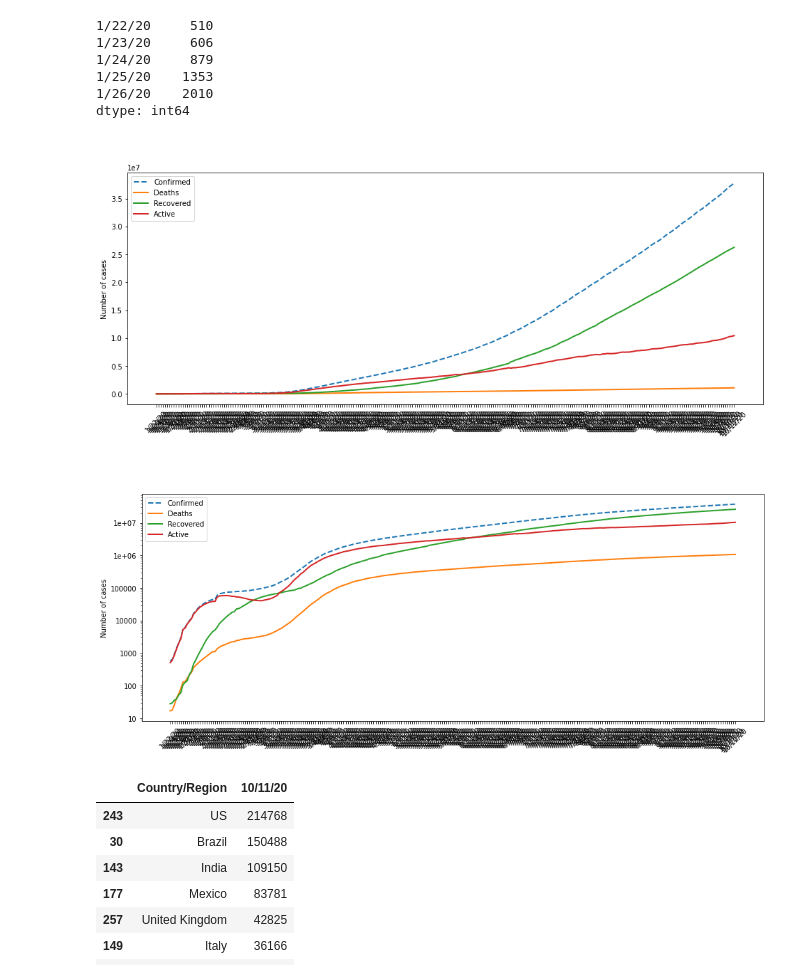
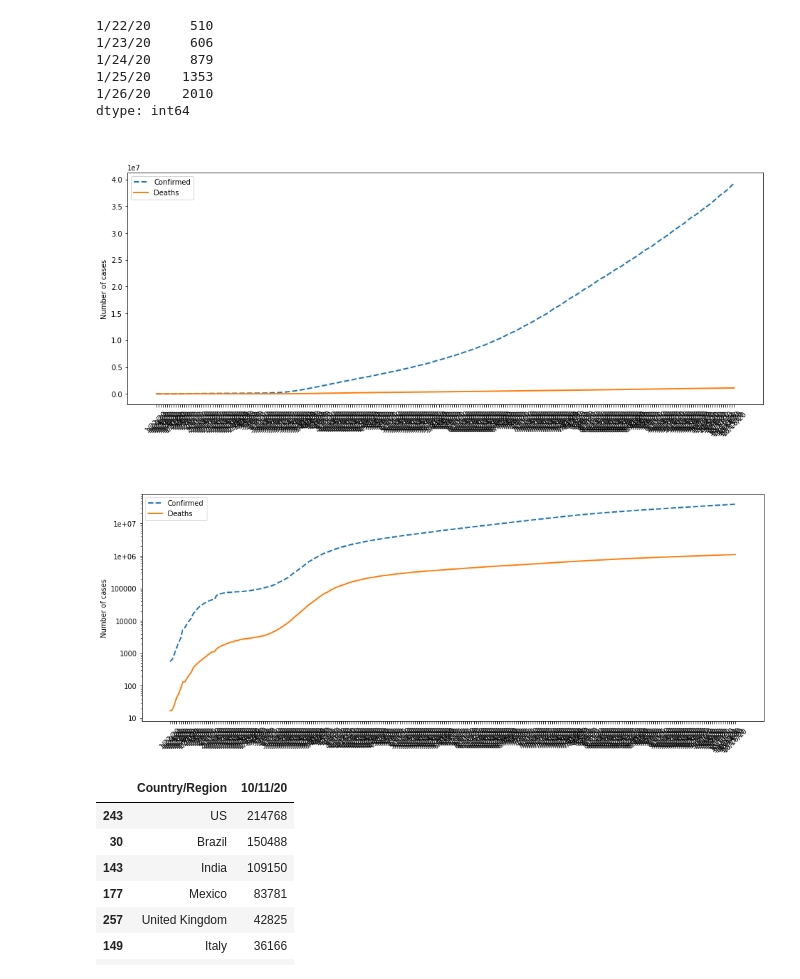
Before and after one commit to fjmutsters/covid19, a Jupyter notebook: Code/covidanalysis.ipynb, the cells around one changed output. Saved outputs shown, nothing was run; the diff lists cells and outputs as text; code cells hidden in the pictures.

```diff
--- a/Code/covidanalysis.ipynb
+++ b/Code/covidanalysis.ipynb
@@ -243,8 +243,8 @@ fig, ax = plt.subplots(figsize=(16, 6))
 
 sns.lineplot(x=covid_worldwide_confirmed.index, y=covid_worldwide_confirmed, sort=False, linewidth=2)
 sns.lineplot(x=covid_worldwide_deaths.index, y=covid_worldwide_deaths, sort=False, linewidth=2)
-sns.lineplot(x=covid_worldwide_recovered.index, y=covid_worldwide_recovered, sort=False, linewidth=2)
-sns.lineplot(x=covid_worldwide_active.index, y=covid_worldwide_active, sort=False, linewidth=2)
+#sns.lineplot(x=covid_worldwide_recovered.index, y=covid_worldwide_recovered, sort=False, linewidth=2)
+#sns.lineplot(x=covid_worldwide_active.index, y=covid_worldwide_active, sort=False, linewidth=2)
 
 ax.lines[0].set_linestyle("--")
 
@@ -257,30 +257,30 @@ ax.legend(['Confirmed', 'Deaths', 'Recovered', 'Active'])
 
 plt.show()
 # %% [output]
-[figure, old version]
+[figure, new version]
 # %%
 fig, ax = plt.subplots(figsize=(16, 6))
 ax.set(yscale="log")
 ax.yaxis.set_major_formatter(ticker.FuncFormatter(lambda y, _: '{:g}'.format(y)))
 
 sns.lineplot(x=covid_worldwide_confirmed.index, y=covid_worldwide_confirmed, sort=False, linewidth=2)
 sns.lineplot(x=covid_worldwide_deaths.index, y=covid_worldwide_deaths, sort=False, linewidth=2)
-sns.lineplot(x=covid_worldwide_recovered.index, y=covid_worldwide_recovered, sort=False, linewidth=2)
-sns.lineplot(x=covid_worldwide_active.index, y=covid_worldwide_active, sort=False, linewidth=2)
+#sns.lineplot(x=covid_worldwide_recovered.index, y=covid_worldwide_recovered, sort=False, linewidth=2)
+#sns.lineplot(x=covid_worldwide_active.index, y=covid_worldwide_active, sort=False, linewidth=2)
 
 ax.lines[0].set_linestyle("--")
 
 plt.suptitle("COVID-19 worldwide cases over the time", fontsize=16, fontweight='bold', color='white')
 plt.title("(logarithmic scale)", color='white')
 
 plt.xticks(rotation=45)
 plt.ylabel('Number of cases')
 
 ax.legend(['Confirmed', 'Deaths', 'Recovered', 'Active'])
 
 plt.show()
 # %% [output]
-[figure, old version]
+[figure, new version]
 # %%
 #countries with most deaths
 df = covid_deaths[['Country/Region', '10/11/20']]
```
Also changed, not shown: parts of 49 cells of this notebook, 2 other files.
